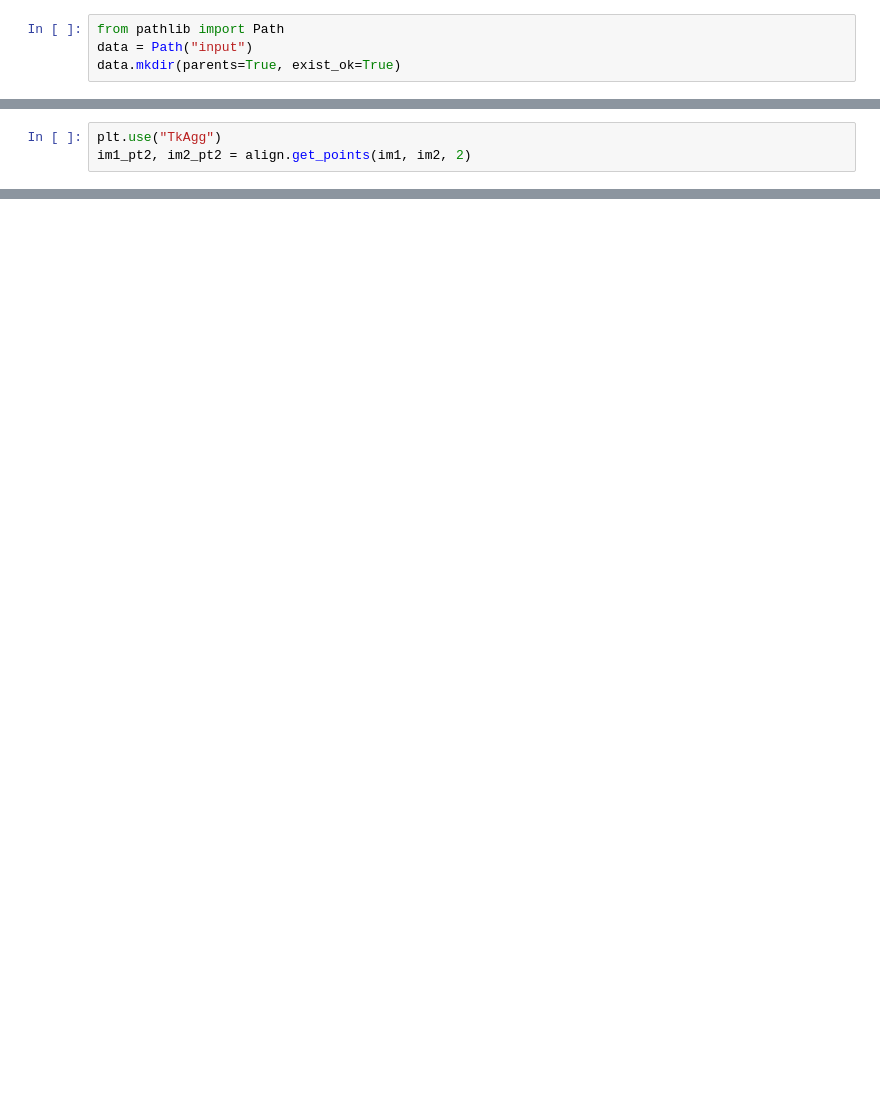
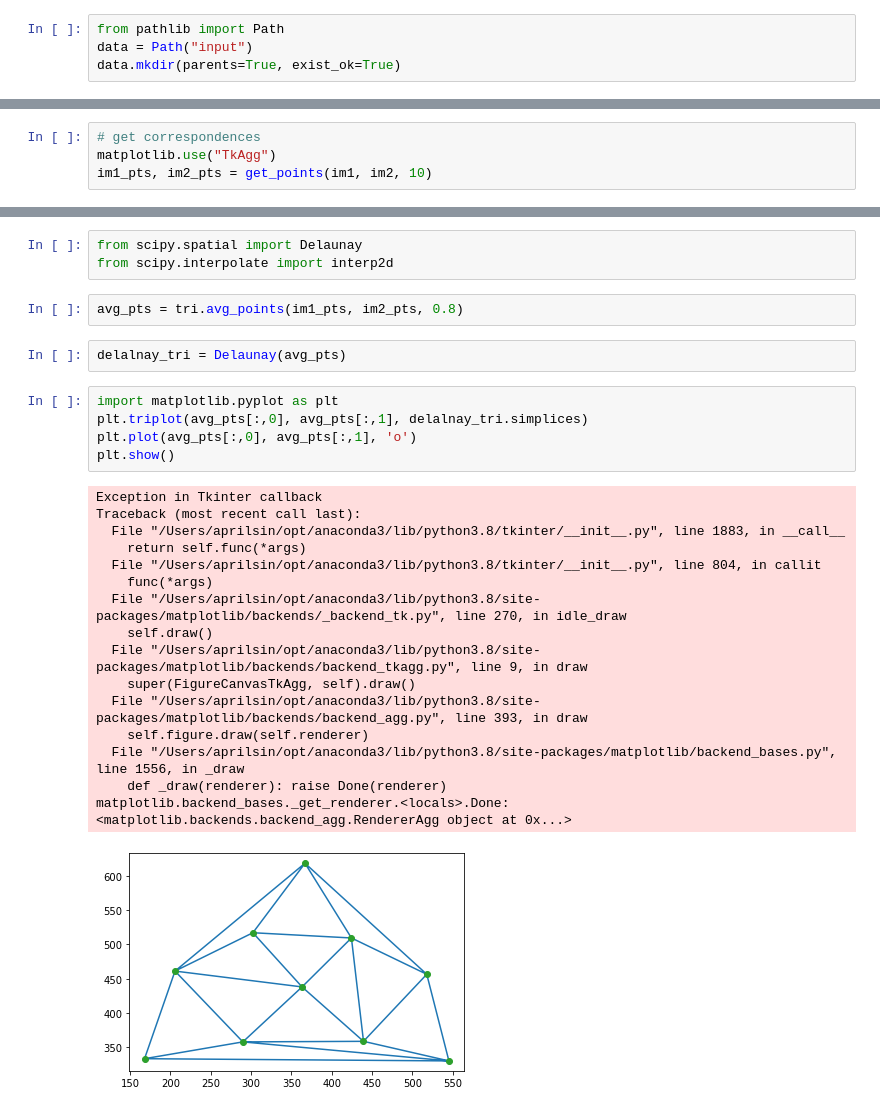
Before and after one commit to aprilsin/cs194-proj3, a Jupyter notebook: CS194 Proj3.ipynb, the cells around one changed output, grey strips where cells are left out. Saved outputs shown, nothing was run; the diff lists cells and outputs as text; blank space fills up the shorter version.

```diff
--- a/CS194 Proj3.ipynb
+++ b/CS194 Proj3.ipynb
@@ -25,4 +58,5 @@ io.imshow(im2)
 # %%
-plt.use("TkAgg")
-im1_pt2, im2_pt2 = align.get_points(im1, im2, 2)
+# get correspondences
+matplotlib.use("TkAgg")
+im1_pts, im2_pts = get_points(im1, im2, 10)
 # %% [output]
@@ -30,0 +90,29 @@ TclError: invalid command name &quot;pyimage30&quot;
+# %%
+from scipy.spatial import Delaunay
+from scipy.interpolate import interp2d
+# %%
+avg_pts = tri.avg_points(im1_pts, im2_pts, 0.8)
+# %%
+delalnay_tri = Delaunay(avg_pts)
+# %%
+import matplotlib.pyplot as plt
+plt.triplot(avg_pts[:,0], avg_pts[:,1], delalnay_tri.simplices)
+plt.plot(avg_pts[:,0], avg_pts[:,1], 'o')
+plt.show()
+# %% [output]
+Exception in Tkinter callback
+Traceback (most recent call last):
+  File "/Users/aprilsin/opt/anaconda3/lib/python3.8/tkinter/__init__.py", line 1883, in __call__
+    return self.func(*args)
+  File "/Users/aprilsin/opt/anaconda3/lib/python3.8/tkinter/__init__.py", line 804, in callit
+    func(*args)
+  File "/Users/aprilsin/opt/anaconda3/lib/python3.8/site-packages/matplotlib/backends/_backend_tk.py", line 270, in idle_draw
+    self.draw()
+  File "/Users/aprilsin/opt/anaconda3/lib/python3.8/site-packages/matplotlib/backends/backend_tkagg.py", line 9, in draw
+    super(FigureCanvasTkAgg, self).draw()
+  File "/Users/aprilsin/opt/anaconda3/lib/python3.8/site-packages/matplotlib/backends/backend_agg.py", line 393, in draw
+    self.figure.draw(self.renderer)
+  File "/Users/aprilsin/opt/anaconda3/lib/python3.8/site-packages/matplotlib/backend_bases.py", line 1556, in _draw
+    def _draw(renderer): raise Done(renderer)
+matplotlib.backend_bases._get_renderer.<locals>.Done: <matplotlib.backends.backend_agg.RendererAgg object at 0x...>
+[figure, added]
```
Also changed, not shown: parts of 18 cells of this notebook, 4 other files.
